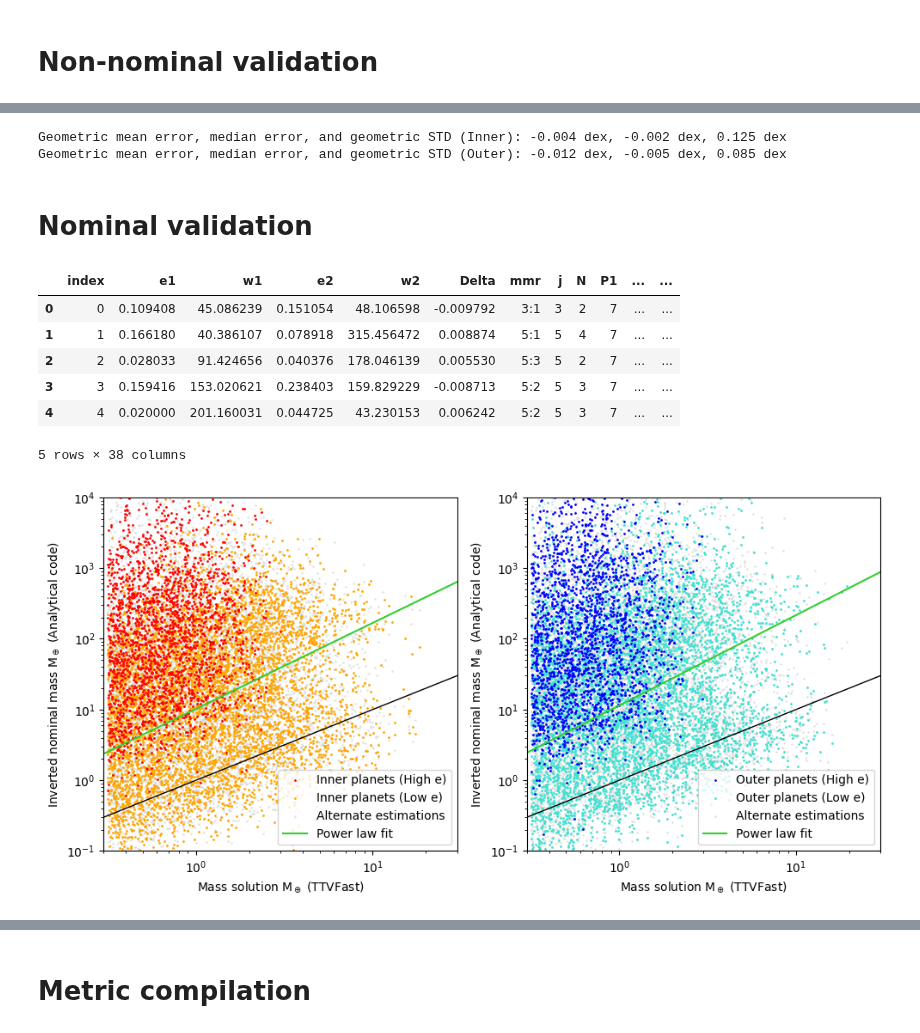
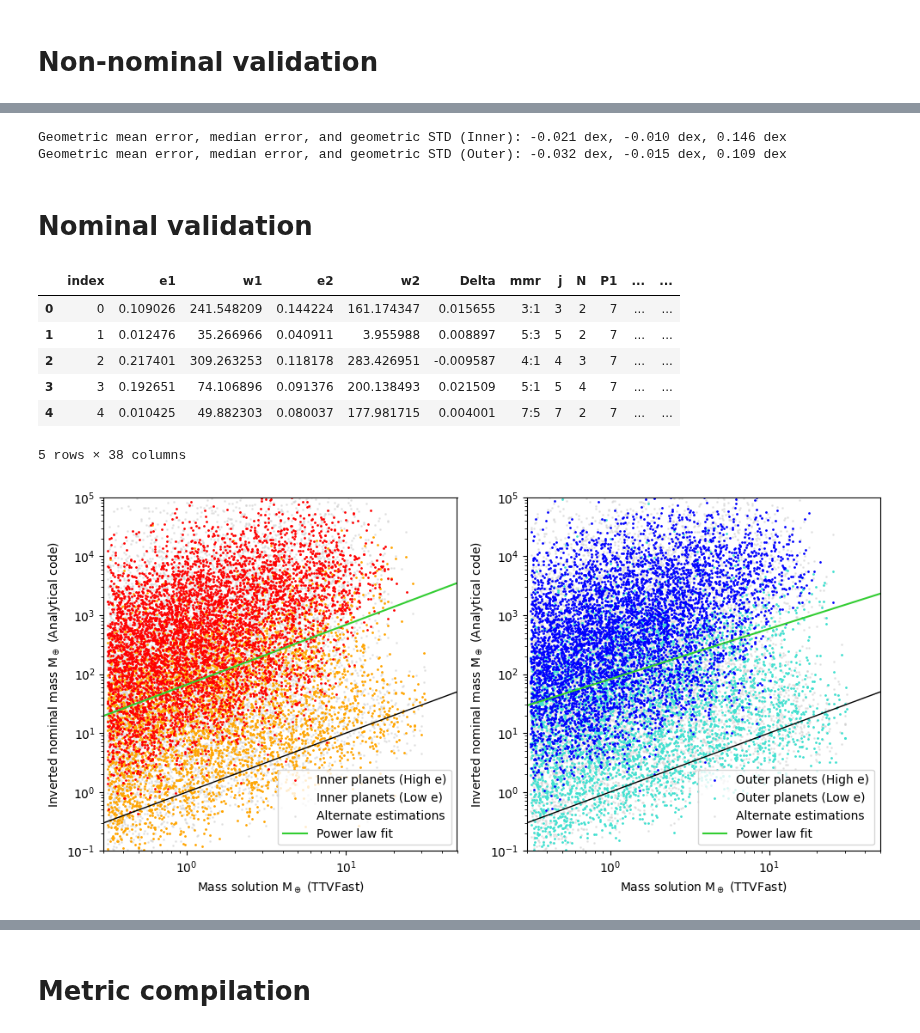
Before and after one commit to chatdanai-s/NATSUME, a Jupyter notebook: validation/2nd_order_TTVFast/code_invert_deckagol.ipynb, the cells around one changed output, grey strips where cells are left out. Cells and saved outputs as stored; diff of their text form; code cells hidden in the pictures.

```diff
--- a/validation/2nd_order_TTVFast/code_invert_deckagol.ipynb
+++ b/validation/2nd_order_TTVFast/code_invert_deckagol.ipynb
@@ -126,9 +129,8 @@ plt.show()
 # %%
 # Filter by R2
-# Minimum 16% percentile
-order2_mask = (fits.N == 2)
-p5_1 = np.nanpercentile(fits[order2_mask].R2_1, 10)
-p5_2 = np.nanpercentile(fits[order2_mask].R2_2, 10)
+# Minimum 10% percentile
+p5_1 = np.nanpercentile(fits.R2_1, 10)
+p5_2 = np.nanpercentile(fits.R2_2, 10)
 print(f'Filter for R^2 (Inner TTV) and R^2 (Outer TTV): {p5_1:.3f}, {p5_2:.3f}')
 
 R2_filter = (fits.R2_1 > p5_1) & (fits.R2_2 > p5_2)
@@ -402,8 +404,8 @@ err1, err2, med1, med2, gstd1, gstd2 = returnMetrics(compare, mask='all')
 print(f'Geometric mean error, median error, and geometric STD (Inner): {err1:.3f} dex, {med1:.3f} dex, {gstd1:.3f} dex')
 print(f'Geometric mean error, median error, and geometric STD (Outer): {err2:.3f} dex, {med2:.3f} dex, {gstd2:.3f} dex')
 # %% [output]
-Geometric mean error, median error, and geometric STD (Inner): -0.004 dex, -0.002 dex, 0.125 dex
-Geometric mean error, median error, and geometric STD (Outer): -0.012 dex, -0.005 dex, 0.085 dex
+Geometric mean error, median error, and geometric STD (Inner): -0.021 dex, -0.010 dex, 0.146 dex
+Geometric mean error, median error, and geometric STD (Outer): -0.032 dex, -0.015 dex, 0.109 dex
 # %% [markdown]
 # Nominal validation
 # %%
@@ -467,18 +469,18 @@ compare_n['m_bad_out'] = mbad_out
 compare_n.head()
 # %% [output]
 |  | index | e1 | w1 | e2 | w2 | Delta | mmr | j | N | P1 | ... | ... |
-| 0 | 0 | 0.109408 | 45.086239 | 0.151054 | 48.106598 | -0.009792 | 3:1 | 3 | 2 | 7 | ... | ... |
-| 1 | 1 | 0.166180 | 40.386107 | 0.078918 | 315.456472 | 0.008874 | 5:1 | 5 | 4 | 7 | ... | ... |
-| 2 | 2 | 0.028033 | 91.424656 | 0.040376 | 178.046139 | 0.005530 | 5:3 | 5 | 2 | 7 | ... | ... |
-| 3 | 3 | 0.159416 | 153.020621 | 0.238403 | 159.829229 | -0.008713 | 5:2 | 5 | 3 | 7 | ... | ... |
-| 4 | 4 | 0.020000 | 201.160031 | 0.044725 | 43.230153 | 0.006242 | 5:2 | 5 | 3 | 7 | ... | ... |
+| 0 | 0 | 0.109026 | 241.548209 | 0.144224 | 161.174347 | 0.015655 | 3:1 | 3 | 2 | 7 | ... | ... |
+| 1 | 1 | 0.012476 | 35.266966 | 0.040911 | 3.955988 | 0.008897 | 5:3 | 5 | 2 | 7 | ... | ... |
+| 2 | 2 | 0.217401 | 309.263253 | 0.118178 | 283.426951 | -0.009587 | 4:1 | 4 | 3 | 7 | ... | ... |
+| 3 | 3 | 0.192651 | 74.106896 | 0.091376 | 200.138493 | 0.021509 | 5:1 | 5 | 4 | 7 | ... | ... |
+| 4 | 4 | 0.010425 | 49.882303 | 0.080037 | 177.981715 | 0.004001 | 7:5 | 7 | 2 | 7 | ... | ... |
 5 rows × 38 columns
 # %%
 # Graph compare N-body outputs
 fig, ax = plt.subplots(1, 2, figsize=(10, 5))  # 1 row, 2 columns
 s = 1
-minval_x, maxval_x = 3e-1, 3e+1
-minval_y, maxval_y = 1e-1, 1e+4
+minval_x, maxval_x = 3e-1, 0.5e+2
+minval_y, maxval_y = 1e-1, 1e+5
 linelim = np.array([minval_x, maxval_x])
 scatterCount = len(compare_n['m1'])
 ethres = 0.1
@@ -494,34 +496,34 @@ ax[0].scatter(m1[highe], m1_good[highe], s=s, color='red', label=f'Inner planets
 ax[0].scatter(m1[lowe], m1_good[lowe], s=s, color='orange', label=f'Inner planets (Low e)', zorder=0)
 ax[0].scatter(m1, m1_bad, s=s, color='lightgrey', label='Alternate estimations', zorder=-1, alpha=0.5)
 ax[0].plot(linelim, linelim, color='black', lw=1, zorder=1)
 ax[0].plot(linelim, 10**c1 * linelim**k1, color='limegreen', label=f'Power law fit')
 ax[0].set_xscale('log'); ax[0].set_yscale('log')
 ax[0].set_xlim(minval_x, maxval_x); ax[0].set_ylim(minval_y, maxval_y)
 ax[0].set_xlabel('Mass solution M$_\oplus$ (TTVFast)')
 ax[0].set_ylabel('Inverted nominal mass M$_\oplus$ (Analytical code)')
 ax[0].legend(loc='lower right')
 
 # Outer planet
 m2 = compare_n['m2']
 m2_good = compare_n['m_calc_out']
 m2_bad = compare_n['m_bad_out']
 k2, c2 = getLineFit(np.log10(m2_good), np.log10(m2))
 
 ax[1].scatter(m2[highe], m2_good[highe], s=s, color='blue', label=f'Outer planets (High e)', zorder=1)
 ax[1].scatter(m2[lowe], m2_good[lowe], s=s, color='turquoise', label=f'Outer planets (Low e)', zorder=0)
 ax[1].scatter(m2, compare_n['m_bad_out'], s=s, color='lightgrey', label='Alternate estimations', zorder=-1, alpha=0.5)
 ax[1].plot(linelim, linelim, color='black', lw=1, zorder=1)
 ax[1].plot(linelim, 10**c2 * linelim**k2, color='limegreen', label=f'Power law fit')
 ax[1].set_xscale('log'); ax[1].set_yscale('log')
 ax[1].set_xlim(minval_x, maxval_x); ax[1].set_ylim(minval_y, maxval_y)
 ax[1].set_xlabel('Mass solution M$_\oplus$ (TTVFast)')
 ax[1].set_ylabel('Inverted nominal mass M$_\oplus$ (Analytical code)')
 ax[1].legend(loc='lower right')
 
 fig.tight_layout()
 plt.show()
 # %% [output]
-[figure, old version]
+[figure, new version]
 # %%
 # Divide by regimes
 fig, ax = plt.subplots(3, 4, figsize=(16*1.1, 12*1.1))
```
Also changed, not shown: parts of 12 cells of this notebook, 14 other files.
